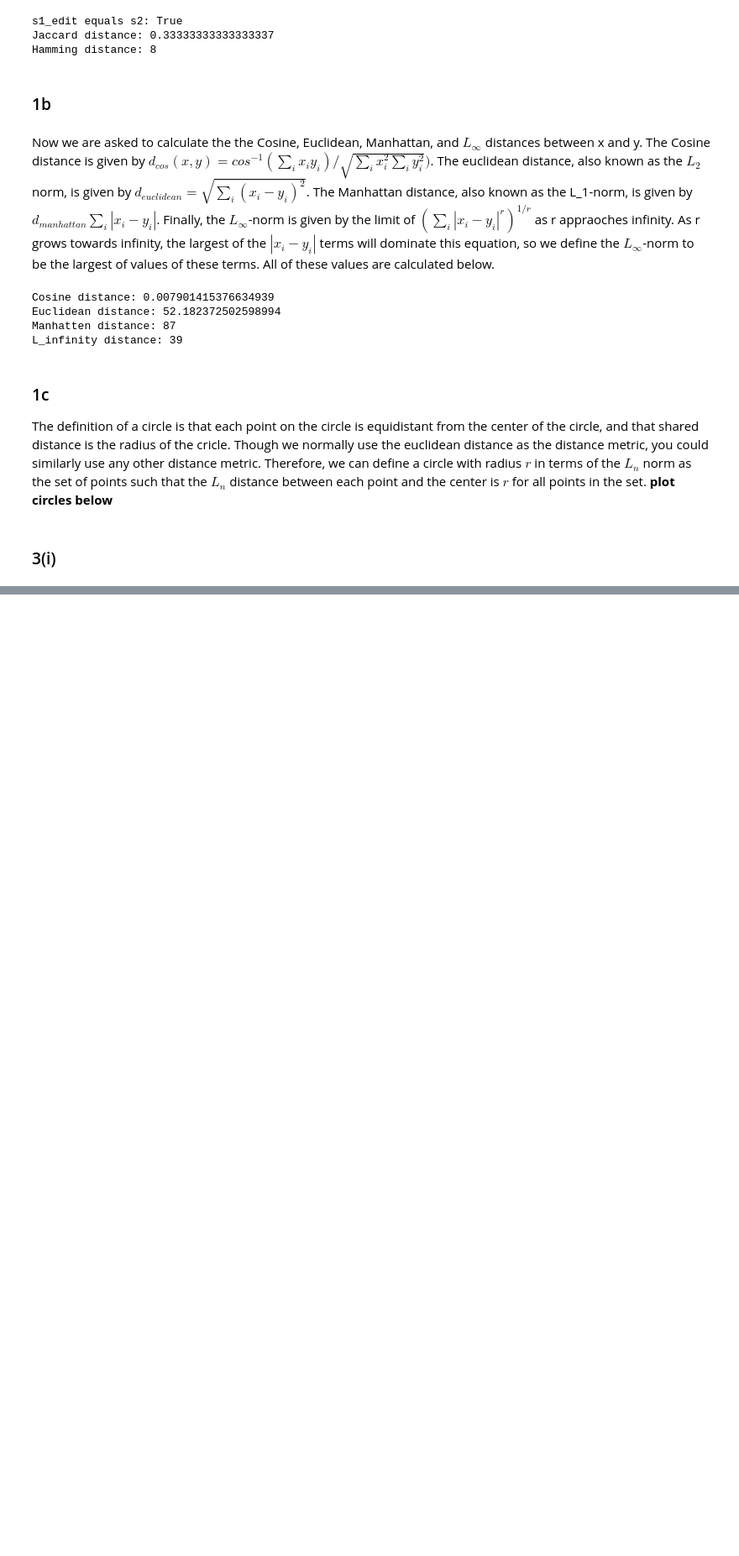
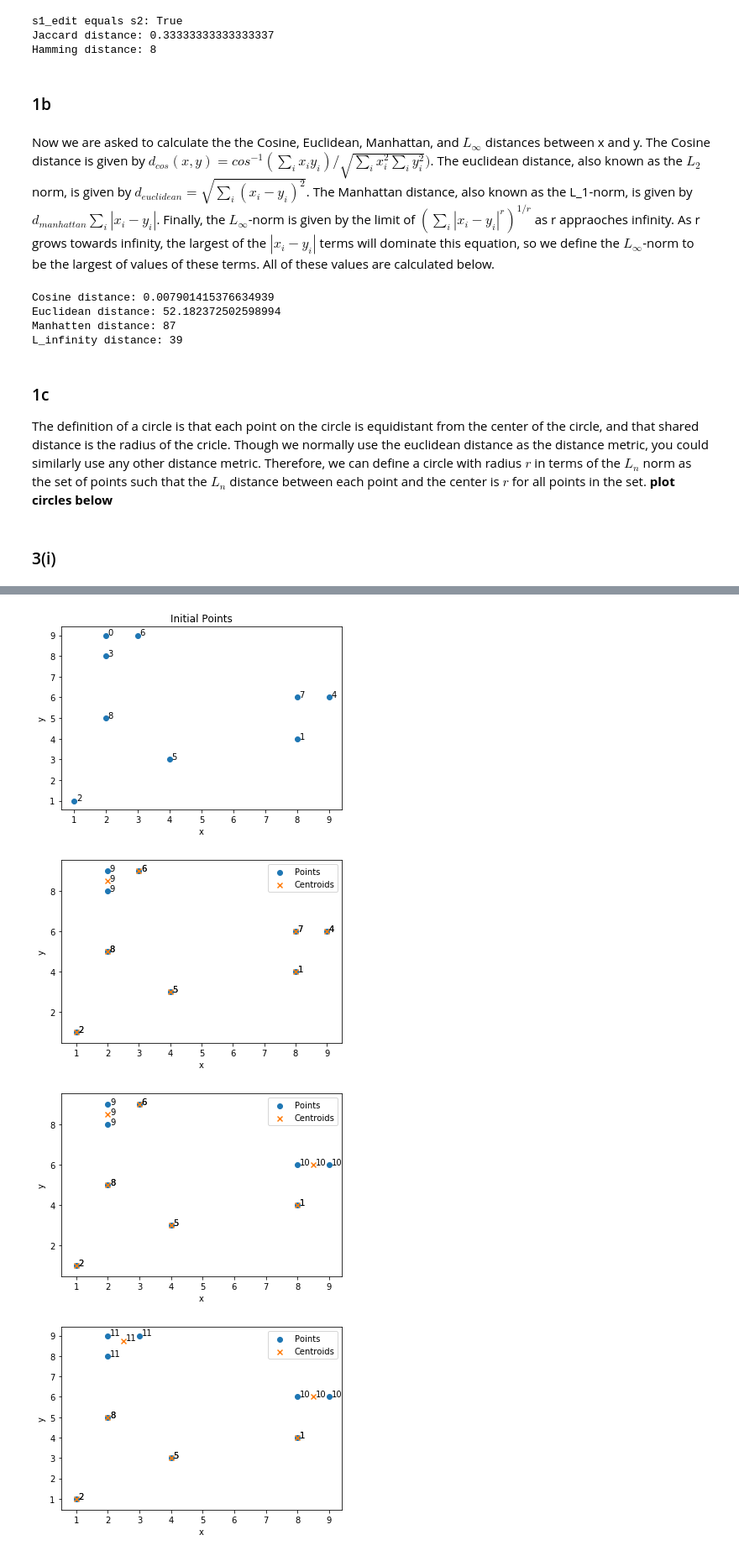
Before and after one commit to zmiller22/AM120, a Jupyter notebook: HW07/HW07.ipynb, the cells around one changed output, grey strips where cells are left out. Shown at 84% size. Saved outputs shown, nothing was run; the diff lists cells and outputs as text; code cells hidden in the pictures; blank space fills up the shorter version.

```diff
--- a/HW07/HW07.ipynb
+++ b/HW07/HW07.ipynb
@@ -71,52 +73,97 @@ We are asked to perform step-by-step hierarchical clustering of the above set of
 # %%
+# Calculate the change in variance for combining two clusters
 def calc_delta_var(centroid_1, n_1, centroid_2, n_2):
     delta_var = ((n_1*n_2)/(n_1+n_2))*np.square(np.linalg.norm(centroid_1-centroid_2))
     return delta_var
 
+# Calculate the average of two centroids
 def calc_cluster_centroid(old_centroid_1, old_centroid_2):
     new_centroid = (old_centroid_1+old_centroid_2)/2
     return new_centroid
 
+# Get the number of points inside a specific cluster
 def get_cluster_size(lbl, point_lbls):
-    cluster_points = cluster_lbls[cluster_lbls==lbl]
+    cluster_points = point_lbls[point_lbls==lbl]
     return cluster_points.shape[0]
 
+# Perform one heirarchical clustering iteration
 def iterate_clustering(clusters, point_lbls):
-    # Get the current clusters using the
 
-    # Calculate the change in variance for each possible new cluster and save the two
-    # previous clusters that lead to the lowest change in variance
+    # Iterate over each cluster pair
     lowest_delta_var = [np.inf, -1, -1] # [best delta var, best i, best j]
     for i, cluster_1 in enumerate(clusters):
         for j, cluster_2 in enumerate(clusters):
             if i == j: continue
             else:
-                n_1 = get_cluster_size(cluster_1[1], cluster_lbls)
-                n_2 = get_cluster_size(cluster_2[1], cluster_lbls)
+                # Calculate the change in variance for each valid cluster combination
+                n_1 = get_cluster_size(cluster_1[1], point_lbls)
+                n_2 = get_cluster_size(cluster_2[1], point_lbls)
                 delta_var = calc_delta_var(cluster_1[0], n_1, cluster_2[0], n_2)
                 if delta_var < lowest_delta_var[0]:
                     lowest_delta_var = [delta_var, i, j]
 
     i, j = lowest_delta_var[1], lowest_delta_var[2]
 
     # Create new point labels
-    new_lbl = np.max(cluster_lbls)+1
+    new_lbl = np.max(point_lbls)+1
     old_lbls = [clusters[i][1], clusters[j][1]]
     point_lbls[point_lbls==old_lbls[0]] = new_lbl
     point_lbls[point_lbls==old_lbls[1]] = new_lbl
 
     # Create the new cluster
     new_cluster = (calc_cluster_centroid(clusters[i][0], clusters[j][0]), new_lbl)
 
     # Update cluster list
-    for idx in sorted([i, j]):
+    for idx in sorted([i, j], reverse=True):
         del clusters[idx]
     clusters.append(new_cluster)
 
+    # Get cluster centroids and labels for plotting
+    cluster_centroids = np.array([cluster[0] for cluster in clusters])
+    cluster_lbls = [cluster[1] for cluster in clusters]
+
+    # Plot new cluster centroids and labeled points
+    plt.figure()
+    plt.clf()
+    plt.scatter(X[0,:],X[1,:], label='Points')
+    plt.scatter(cluster_centroids[:,0], cluster_centroids[:,1], marker='x',
+               label='Centroids')
+    plt.xlabel('x')
+    plt.ylabel('y')
+    plt.legend()
+    for ii, lbl in enumerate(point_lbls):
+        plt.text(X[0,ii]+0.07,X[1,ii],str(lbl))
+
+    for ii, lbl in enumerate(cluster_lbls):
+        plt.text(cluster_centroids[ii,0]+0.07,cluster_centroids[ii,1],str(lbl))
+
     return clusters, point_lbls
 
-
+# Start by initializing each point as a cluster
 init_clusters = [(X[:,i], i) for i in range(X.shape[1])]
 init_point_lbls = np.array([i for i in range(X.shape[1])])
 
-# Just need to iterate through step by step
+# Plot the initial set up
+plt.figure()
+plt.clf()
+plt.scatter(X[0,:],X[1,:])
+plt.xlabel('x')
+plt.ylabel('y')
+plt.title("Initial Points")
+for ii in range(0,np.size(X[0,:])):
+    plt.text(X[0,ii]+0.07,X[1,ii],str(ii))
+
+# Perform first clustering step
+new_clusters, new_point_lbls = iterate_clustering(init_clusters, init_point_lbls)
+# Perform second clustering step
+new_clusters, new_point_lbls = iterate_clustering(new_clusters, new_point_lbls)
+# Perform third clustering step
+new_clusters, new_point_lbls = iterate_clustering(new_clusters, new_point_lbls)
+# And so on until there is only one cluster...
+for i in range(5):
+    new_clusters, new_point_lbls = iterate_clustering(new_clusters, new_point_lbls)
+# %% [output]
+[figure, added]
+[figure, added]
+[figure, added]
+[figure, added]
```
Also changed, not shown: parts of 11 cells of this notebook.
